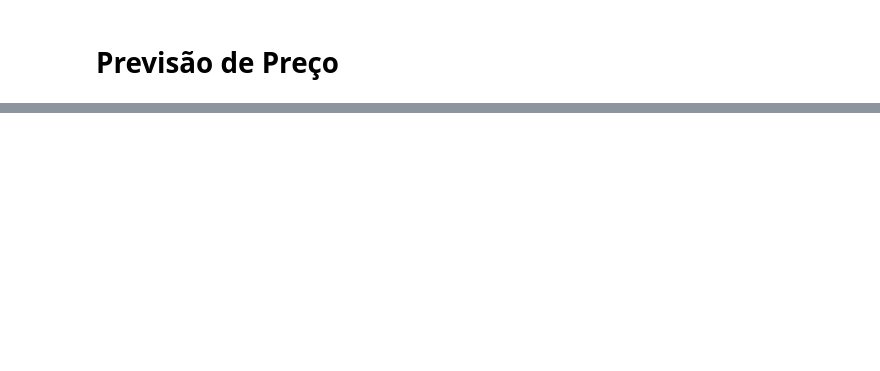
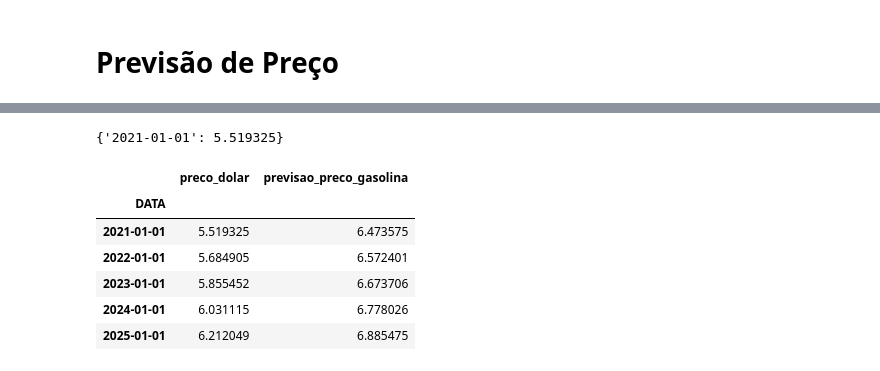
Before and after one commit to oliveira-chr/Gasolina-Petroleo-Dataset, a Jupyter notebook: Inteligencia Artificial/notebook/Inteligencia artificial.ipynb, the cells around one changed output, grey strips where cells are left out. Cells and saved outputs as stored; diff of their text form; code cells hidden in the pictures; blank space fills up the shorter version.

```diff
--- a/Inteligencia Artificial/notebook/Inteligencia artificial.ipynb
+++ b/Inteligencia Artificial/notebook/Inteligencia artificial.ipynb
@@ -158,19 +311,29 @@ from sklearn.linear_model import LinearRegression
 # %%
 rates = {}
 models = {}
 #models['produto'] = reglinear
 models['produto'] = rna
-rates['2019-01-01'] = df_final['preco_dolar'].iloc[-1]
-for i in range(2020, 2025):
+rates['2021-01-01'] = df_final['preco_dolar'].iloc[-1]
+print(rates)
+for i in range(2022, 2026):
     last_year = str(i - 1)+'-01-01'
     curr_year = str(i)+'-01-01'
-    rates[curr_year]  = (rates[last_year] * 0.04) + rates[last_year]
+    rates[curr_year]  = (rates[last_year] * 0.03) + rates[last_year]
 
 rates_df = pd.DataFrame(list(rates.items()), columns = ['DATA', 'preco_dolar'])
 
 rates_df['DATA'] = pd.to_datetime(rates_df['DATA'])
 rates_df.set_index('DATA', inplace=True)
 predictions = {}
 
-rates_df['PREVISÃO'] = models['produto'].predict(rates_df)
+rates_df['previsao_preco_gasolina'] = models['produto'].predict(rates_df)
 rates_df
+# %% [output]
+{'2021-01-01': 5.519325}
+|  | preco_dolar | previsao_preco_gasolina |
+| DATA |  |  |
+| 2021-01-01 | 5.519325 | 6.473575 |
+| 2022-01-01 | 5.684905 | 6.572401 |
+| 2023-01-01 | 5.855452 | 6.673706 |
+| 2024-01-01 | 6.031115 | 6.778026 |
+| 2025-01-01 | 6.212049 | 6.885475 |
```
Also changed, not shown: parts of 15 cells of this notebook.
